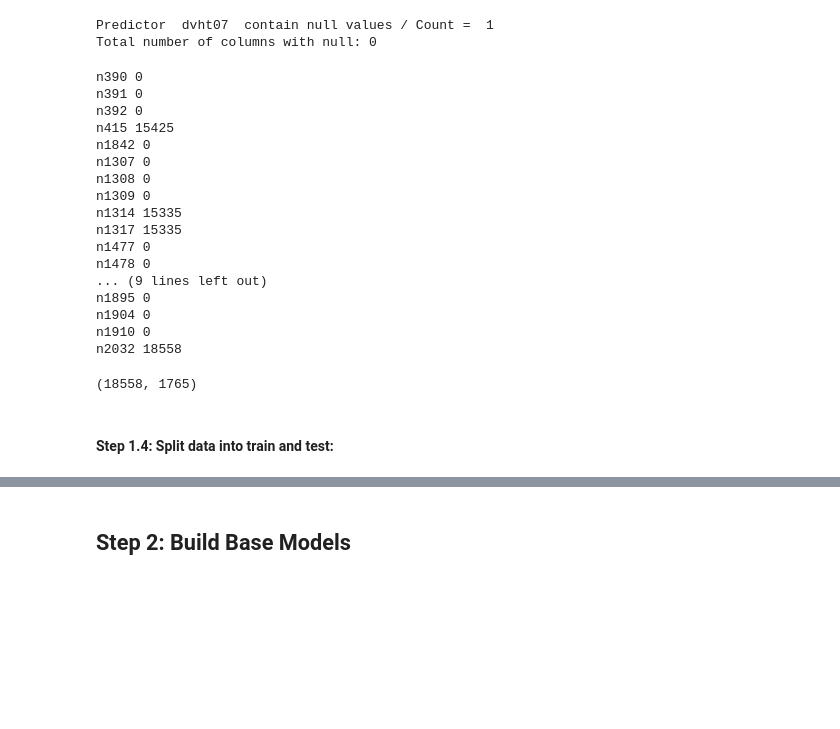
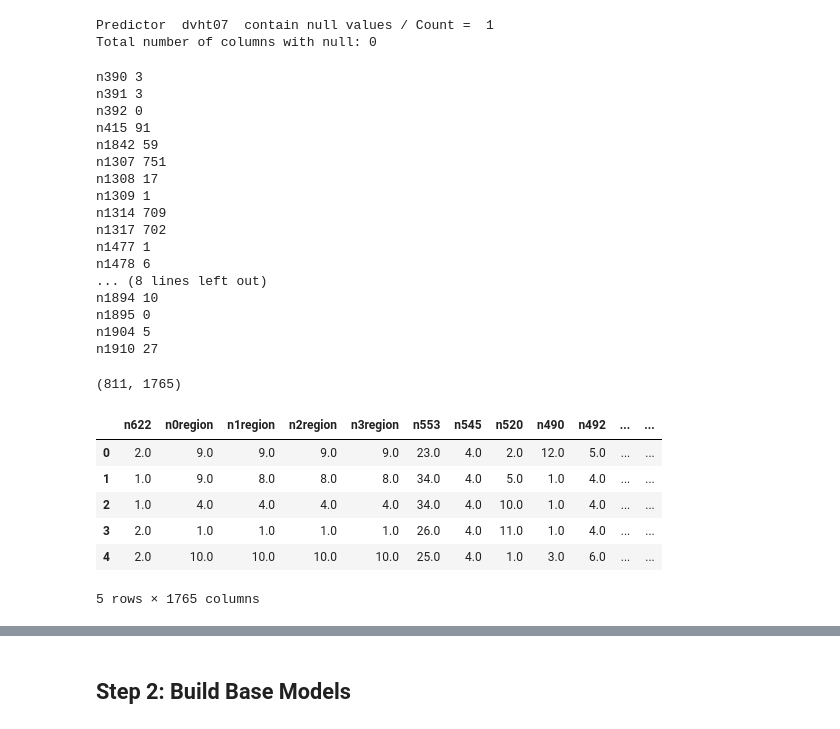
Before and after one commit to harvard-team-pivot/epilepsy-prediction, a Jupyter notebook: milestone45/ExploreData.ipynb, the cells around one changed output, grey strips where cells are left out. Drawn from its saved outputs; the diff is of its cells as text; code cells hidden in the pictures; blank space fills up the shorter version.

Commit message:
Fixed the issue where almost all data was getting tagged as epileptic

```diff
--- a/milestone45/ExploreData.ipynb
+++ b/milestone45/ExploreData.ipynb
@@ -77,6 +77,9 @@ Shape of data: (18558, 18)
 2. Understand the predictors, what they mean in real life
 3. Understand the values of each predictors
 # %%
+epil_columns = ["n390","n391","n392","n415", "n1842", "n1307", "n1308", "n1309", "n1314", "n1317", "n1477", "n1478", "n1479", "n2416", "n2663", "n2664", "n2665"
+                , "n2666", "n2667", "n1893", "n1894", "n1895", "n1904", "n1910"]
+
 def evaluate_data(df):
     # Check for range of unique values for the train data
     for i in range(df.shape[1]):
@@ -85,6 +88,14 @@ def evaluate_data(df):
             print '(Categorical) {} unique values - {}: {}'.format(len(vals), df.columns[i], vals)
         else:
             print '(Continuous) range of values - ', df.columns[i], ': {} to {}'.format(df.iloc[:, i].min(), df.iloc[:, i].max())
+
+def evaluate_epil_columns(df):
+    for column in epil_columns:
+        vals = np.unique(df[column])
+        if len(vals) < 15:
+            print '(Categorical) {} unique values - {}: {}'.format(len(vals), column, vals)
+        else:
+            print '(Continuous) range of values - ', column, ': {} to {}'.format(df[column].min(), df[column].max())
 
 
 def columns_with_null(df):
@@ -138,7 +149,16 @@ ncds_data_clean =  ncds_data_clean.drop("ncdsid",axis=1)
 
 # Convert Spces in the data to nulls
 ncds_data_clean = convert_spaces_to_null(ncds_data_clean)
+
+# Convert columns to float
+for column in epil_columns:
+    ncds_data_clean[column] = ncds_data_clean[column].astype(float)
+
 # Impute missing data with median values
 ncds_data_clean = fill_with_median(ncds_data_clean)
 # Impute missing data with mean values - there are some columns we cannot impute with median
 ncds_data_clean = fill_with_mean(ncds_data_clean)
+
+# Convert all columns to float
+for column in ncds_data_clean.columns:
+    ncds_data_clean[column] = ncds_data_clean[column].astype(float)
@@ -157,7 +197,7 @@ print "n391",ncds_data_clean[ncds_data_clean["n391"] == 10.0].shape[0]
 print "n392",ncds_data_clean[ncds_data_clean["n392"] == 10.0].shape[0]
 
 # 1M Epileptic condition
-print "n415",ncds_data_clean[ncds_data_clean["n415"] >= 3.0].shape[0] # 15425
+print "n415",ncds_data_clean[ncds_data_clean["n415"] >= 3.0].shape[0]
 
 # # 12D Epilepsy identification
 print "n1842",ncds_data_clean[ncds_data_clean["n1842"] == 5.0].shape[0]
@@ -220,25 +260,26 @@ print "n1904",ncds_data_clean[ncds_data_clean["n1904"] == 17.0].shape[0]
 print "n1910",ncds_data_clean[ncds_data_clean["n1910"] == 17.0].shape[0]
 
 # # 3M Epilepsy
-print "n2032",ncds_data_clean[ncds_data_clean["n2032"] >= 1.0].shape[0]
+#print "n2032",ncds_data_clean[ncds_data_clean["n2032"] >= 1.0].shape[0]
+#print ncds_data_clean.groupby("n2032").count()
 # %% [output]
-n390 0
-n391 0
+n390 3
+n391 3
 n392 0
-n415 15425
-n1842 0
-n1307 0
-n1308 0
-n1309 0
-n1314 15335
-n1317 15335
-n1477 0
-n1478 0
-... (9 lines left out)
+n415 91
+n1842 59
+n1307 751
+n1308 17
+n1309 1
+n1314 709
+n1317 702
+n1477 1
+n1478 6
+... (8 lines left out)
+n1894 10
 n1895 0
-n1904 0
-n1910 0
-n2032 18558
+n1904 5
+n1910 27
 # %%
 # Identify if patient has epilepsy
 ncds_data_clean["epileptic"] = 0
@@ -316,11 +357,19 @@ for index, row in ncds_data_clean.iterrows():
     if row["n1910"] == 17.0:
         ncds_data_clean.set_value(index, 'epileptic', 1)
     # 3M Epilepsy
-    if row["n2032"] >= 1.0:
-        ncds_data_clean.set_value(index, 'epileptic', 1)
+#     if row["n2032"] >= 1.0:
+#         ncds_data_clean.set_value(index, 'epileptic', 1)
 # %%
 print ncds_data_clean[ncds_data_clean["epileptic"] == 1].shape
 # %% [output]
-(18558, 1765)
+(811, 1765)
-# %% [markdown]
-#### Step 1.4: Split data into train and test:
+# %%
+ncds_data_clean.head()
+# %% [output]
+|  | n622 | n0region | n1region | n2region | n3region | n553 | n545 | n520 | n490 | n492 | ... | ... |
+| 0 | 2.0 | 9.0 | 9.0 | 9.0 | 9.0 | 23.0 | 4.0 | 2.0 | 12.0 | 5.0 | ... | ... |
+| 1 | 1.0 | 9.0 | 8.0 | 8.0 | 8.0 | 34.0 | 4.0 | 5.0 | 1.0 | 4.0 | ... | ... |
+| 2 | 1.0 | 4.0 | 4.0 | 4.0 | 4.0 | 34.0 | 4.0 | 10.0 | 1.0 | 4.0 | ... | ... |
+| 3 | 2.0 | 1.0 | 1.0 | 1.0 | 1.0 | 26.0 | 4.0 | 11.0 | 1.0 | 4.0 | ... | ... |
+| 4 | 2.0 | 10.0 | 10.0 | 10.0 | 10.0 | 25.0 | 4.0 | 1.0 | 3.0 | 6.0 | ... | ... |
+5 rows × 1765 columns
```
Also changed, not shown: parts of 4 cells of this notebook.
